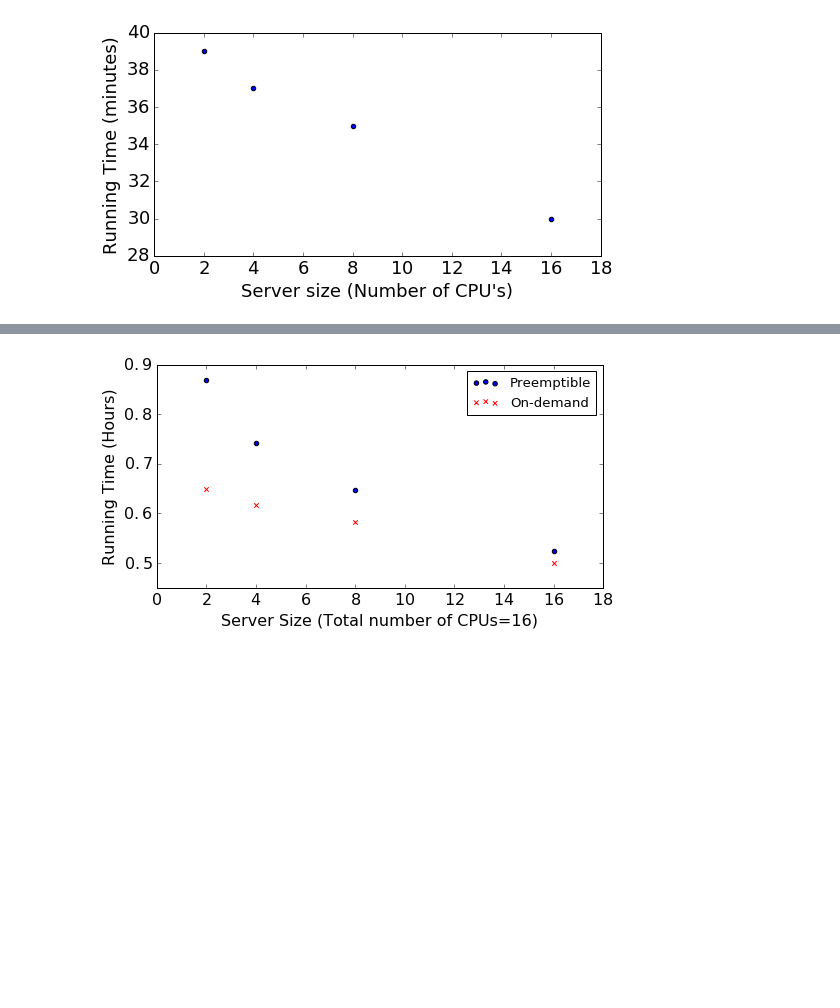
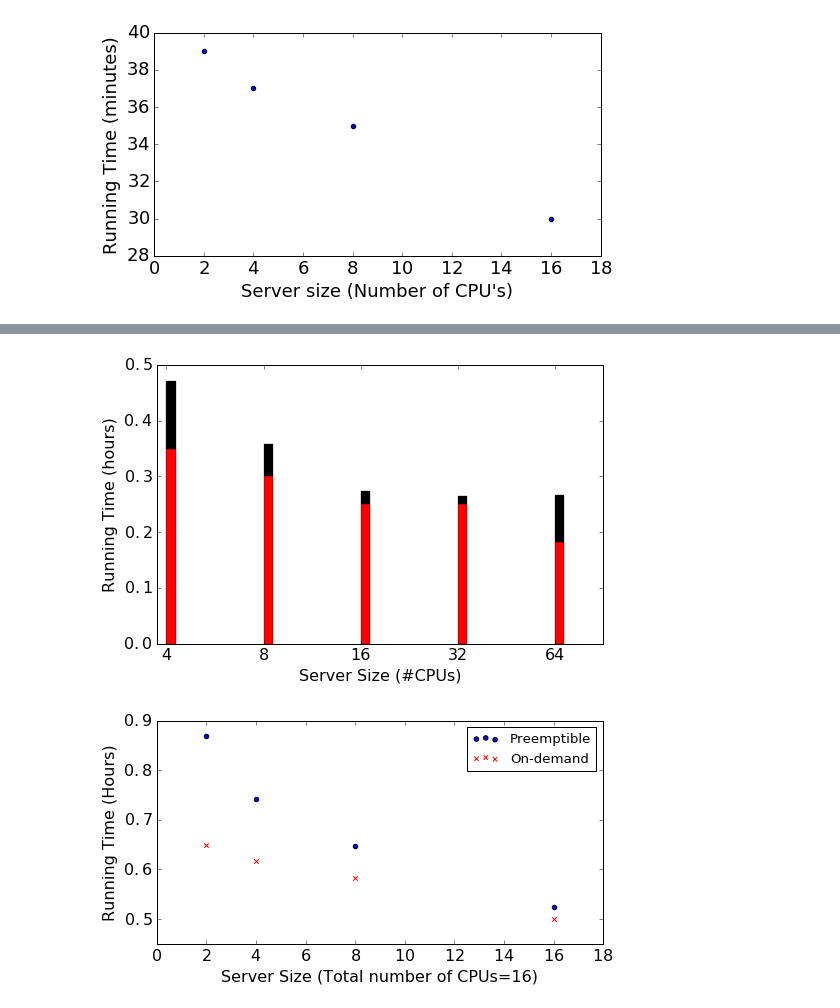
Before and after one commit to prateek-s/scispot, a Jupyter notebook: code/runtime-sim.ipynb, the cells around one changed output, grey strips where cells are left out. Cells and saved outputs as stored; diff of their text form; code cells hidden in the pictures; blank space fills up the shorter version.

```diff
--- a/code/runtime-sim.ipynb
+++ b/code/runtime-sim.ipynb
@@ -159,13 +139,13 @@ def Exp_time_cost_memoryless(total_cpus, runtimes, prices, mttfs):
     out = []
     times = runtimes[total_cpus]
 
-    for server_size in times.keys():
+    for server_size in sorted(times.keys()):
         T = times[server_size]/60.0
         num_servers = int(total_cpus/server_size)
         eT, pfail = ExpectedTime(T, mttfs[server_size], num_servers)
         recomputation = eT-T
         cost = eT*prices[server_size]*num_servers
-        ondem_cost = T*prices[server_size]*8*num_servers
+        ondem_cost = T*prices[server_size]*5*num_servers
         out.append((server_size, eT, T, pfail, cost, ondem_cost))
 
     times = out
@@ -176,5 +156,10 @@ def Exp_time_cost_memoryless(total_cpus, runtimes, prices, mttfs):
     costs=zip(*times)[4]
     ondem_costs =zip(*times)[5]
     return (x, ets, nofails, pfails, costs, ondem_costs)
-# %%
-(x, ets, nofails, pfails, costs, ondem_costs) = Exp_time_cost_memoryless(16, confinement_runtimes, prices, mttfs)
+# %%
+all_runtime_dict = dict()
+apps=['NC','Shapes']
+runtimes=[confinement_runtimes, shapes_runtimes]
+for (a, r) in zip(apps, runtimes):
+    (x, ets, nofails, pfails, costs, ondem_costs) = Exp_time_cost_memoryless(64, r, prices, mttfs)
+    all_runtime_dict[a] = (x, ets, nofails, pfails, costs, ondem_costs)
@@ -181,3 +186,29 @@ def Exp_time_cost_memoryless(total_cpus, runtimes, prices, mttfs):
+# %%
+def plot_bars(all_runtime_dict):
+    matplotlib.rcParams.update({'font.size': 16})
+    fig,ax=plt.subplots()
+    fig.set_size_inches(8,5)
+    a='NC'
+    X=list(all_runtime_dict[a][0])
+    ets=all_runtime_dict[a][1]
+    nofails=all_runtime_dict[a][2]
+    pfails=all_runtime_dict[a][3]
+    costs=all_runtime_dict[a][4]
+    ondem_costs=all_runtime_dict[a][5]
+    recomputation_time = np.array(ets)-np.array(nofails)
+    barlocs = np.arange(len(X))
+    w=0.1
+    ax.bar(barlocs, nofails, color='r',lw=0.3, width=w)
+    ax.bar(barlocs, recomputation_time, bottom=nofails,  color='k',lw=0.3,width=w )
+    ax.set_xlabel("Server Size (#CPUs)")
+    ax.set_ylabel("Running Time (hours)")
+    ax.set_xticks(np.arange(len(X)))
+    ax.set_xticklabels(X)
+    ax.set_xlim((-0.1))
+# %%
+plot_bars(all_runtime_dict)
+# %% [output]
+[figure, added]
 # %%
 def plot_run_cost(num_cpus, wkload, runtime_data, prices, mttfs):
     (x, ets, nofails, pfails, costs, ondem_costs) = Exp_time_cost_memoryless(num_cpus, runtime_data, prices, mttfs)
```
Also changed, not shown: parts of 9 cells of this notebook.
